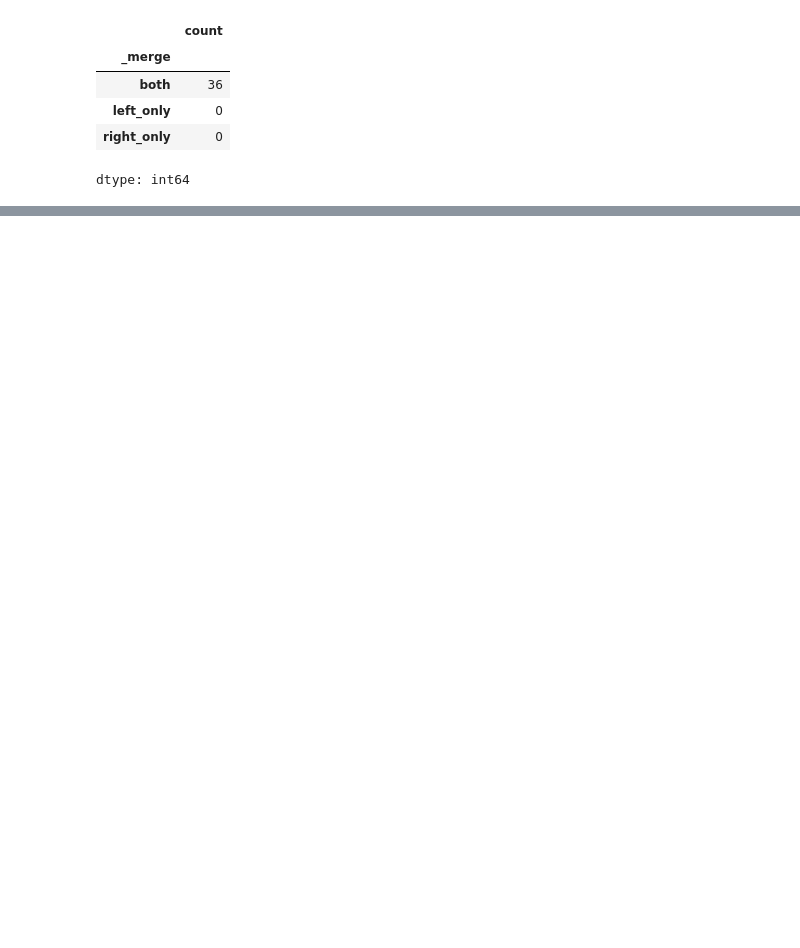
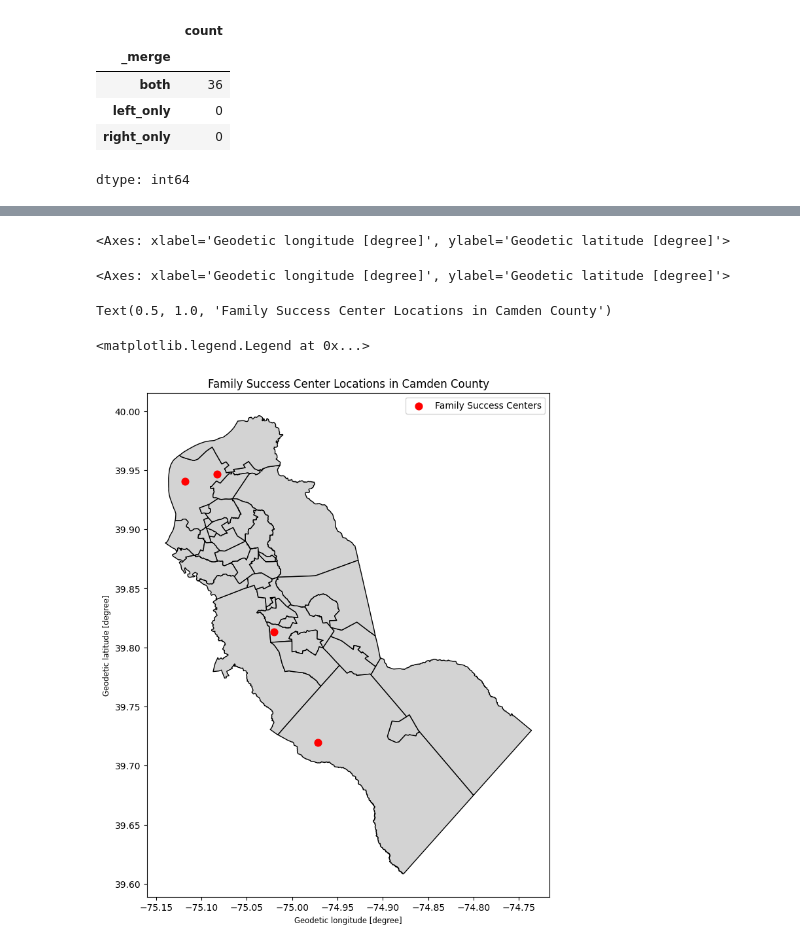
Before and after one commit to MhiyaJ/My-GIS-Stuff, a Jupyter notebook: After School Programs.ipynb, the cells around one changed output, grey strips where cells are left out. Saved outputs shown, nothing was run; the diff lists cells and outputs as text; code cells hidden in the pictures; blank space fills up the shorter version.

```diff
--- a/After School Programs.ipynb
+++ b/After School Programs.ipynb
@@ -476,17 +477,3 @@ PrgFsc
 | 26 | Promise Neighborhood | 580 Benson St | Camden | 8103.0 | Family Success Center | 39.94073398852416, -75.1180920067... |
 | 27 | Building Bridges Family Success C... | 717 Chews Landing Rd | Clementon | 8021.0 | Family Success Center | 39.81315998317219, -75.0197749711... |
 | 28 | Orchards Family Success Center | 416 Sicklerville Rd., Unit A-2 | Sicklerville | 8081.0 | Family Success Center | 39.71956140595062, -74.9716745153... |
-# %%
-# Split the Points string column into Latitude and Longitude columns
-coords = PrgFsc['Points'].str.split(',', expand=True)
-PrgFsc['Longitude'] = pd.to_numeric(coords[0], errors='coerce')
-PrgFsc['Latitude'] = pd.to_numeric(coords[1], errors='coerce')
-
-# Convert PrgFsc to a GeoDataFrame using the split coordinates
-PrgFsc_gpd = gpd.GeoDataFrame(
-    PrgFsc,
-    geometry=gpd.points_from_xy(PrgFsc['Longitude'], PrgFsc['Latitude']),
-    crs="EPSG:4326"
-)
-
-PrgFsc_gpd
@@ -508,0 +480,31 @@ See the caveats in the documentation: https://pandas.pydata.org/pandas-docs/stab
+# %%
+import geopandas as gpd
+import matplotlib.pyplot as plt
+from shapely.geometry import Point
+
+# Split coordinates into Latitude and Longitude (Note: points in 'geometry' are formatted as 'Lat, Lon')
+coords = PrgFsc['geometry'].str.split(',', expand=True)
+lat = pd.to_numeric(coords[0], errors='coerce')
+lon = pd.to_numeric(coords[1], errors='coerce')
+
+# Create a GeoDataFrame from the points using EPSG:4326 CRS (WGS84 lat/lon)
+geometry_points = [Point(xy) for xy in zip(lon, lat)]
+PrgFsc_gpd = gpd.GeoDataFrame(PrgFsc, geometry=geometry_points, crs="EPSG:4326")
+
+# Ensure both GeoDataFrames use the same Coordinate Reference System (CRS) for mapping
+njMun_gpd = njMun.to_crs(epsg=4326)
+
+# Create the plot
+fig, ax = plt.subplots(figsize=(8, 10))
+njMun_gpd.plot(ax=ax, color='lightlightgrey' if 'lightlightgrey' in plt.colormaps() else 'lightgrey', edgecolor='black', linewidth=1)
+PrgFsc_gpd.plot(ax=ax, color='red', marker='o', markersize=60, label='Family Success Centers')
+
+plt.title('Family Success Center Locations in Camden County')
+plt.legend()
+plt.show()
+# %% [output]
+<Axes: xlabel='Geodetic longitude [degree]', ylabel='Geodetic latitude [degree]'>
+<Axes: xlabel='Geodetic longitude [degree]', ylabel='Geodetic latitude [degree]'>
+Text(0.5, 1.0, 'Family Success Center Locations in Camden County')
+<matplotlib.legend.Legend at 0x...>
+[figure, added]
```
Also changed, not shown: parts of 11 cells of this notebook.
